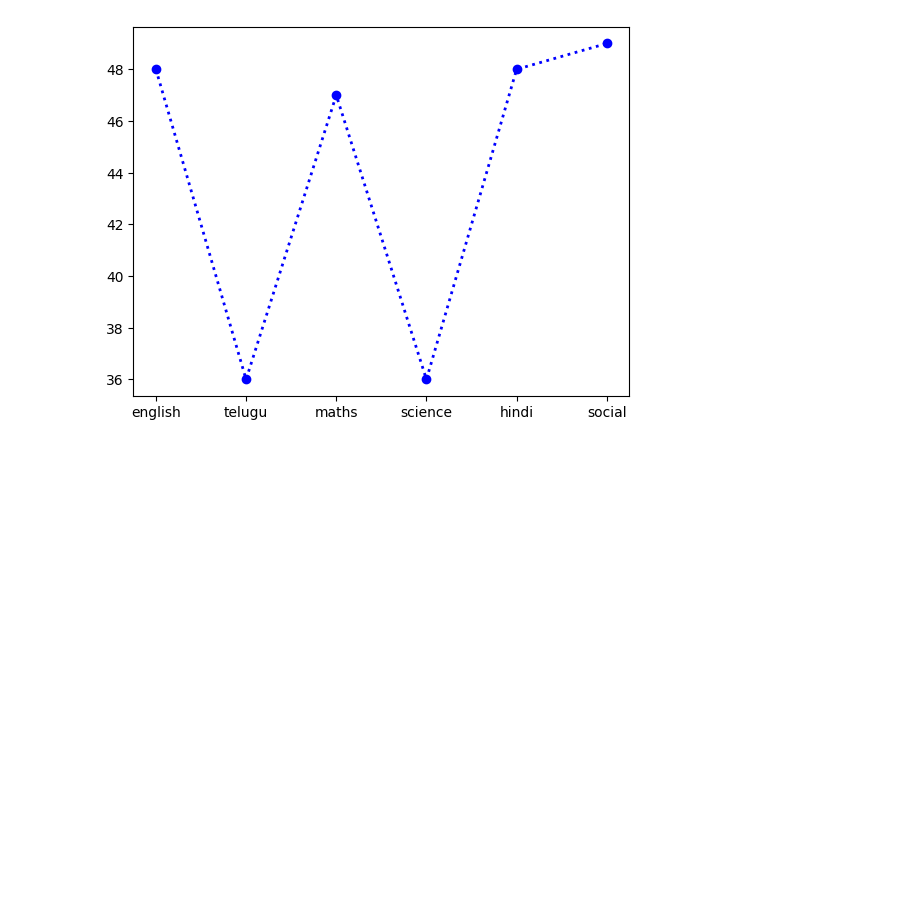
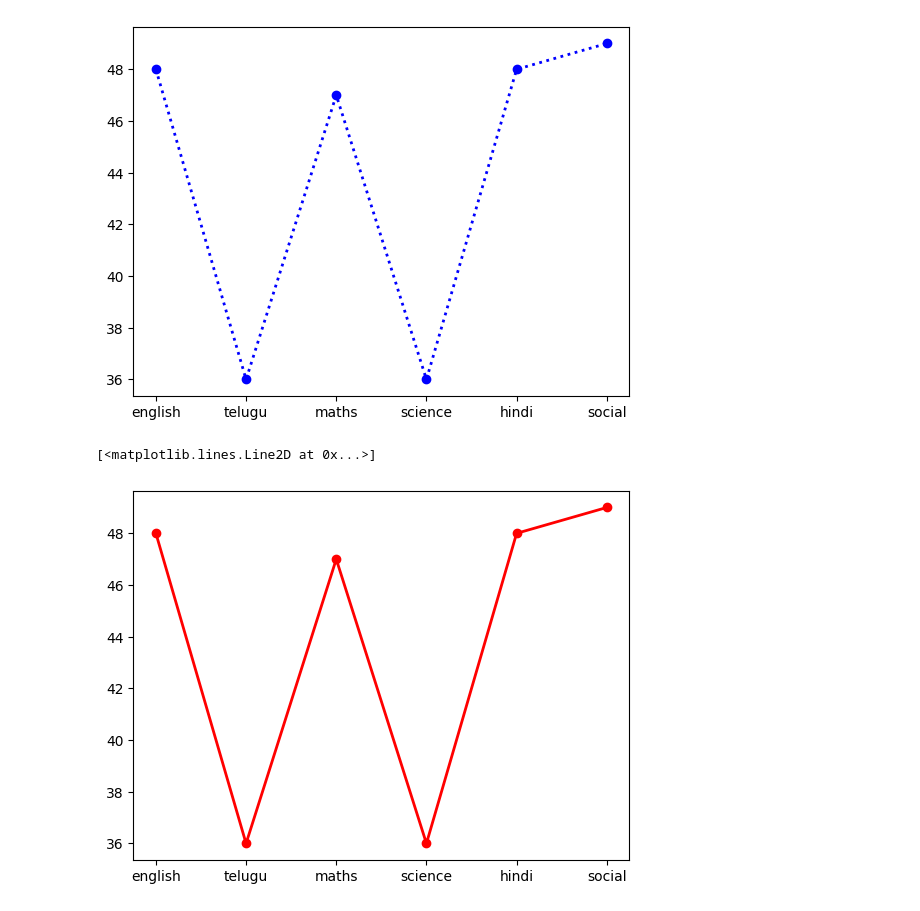
Before and after one commit to VyshnaviKarakatla/statistics-notebooks, a Jupyter notebook: _04_matplotlib.ipynb, the cells around one changed output. Drawn from its saved outputs; the diff is of its cells as text; code cells hidden in the pictures; blank space fills up the shorter version.

```diff
--- a/_04_matplotlib.ipynb
+++ b/_04_matplotlib.ipynb
@@ -43,4 +43,9 @@ plt.plot(subjects,marks,'bo',linewidtah=2,linestyle='dotted')
 # %% [output]
 [<matplotlib.lines.Line2D at 0x...>]
 [figure]
+# %%
+plt.plot(subjects,marks,'or-',linewidth=2)
+# %% [output]
+[<matplotlib.lines.Line2D at 0x...>]
+[figure, added]
 # %%
```
Also changed, not shown: parts of 2 cells of this notebook.
